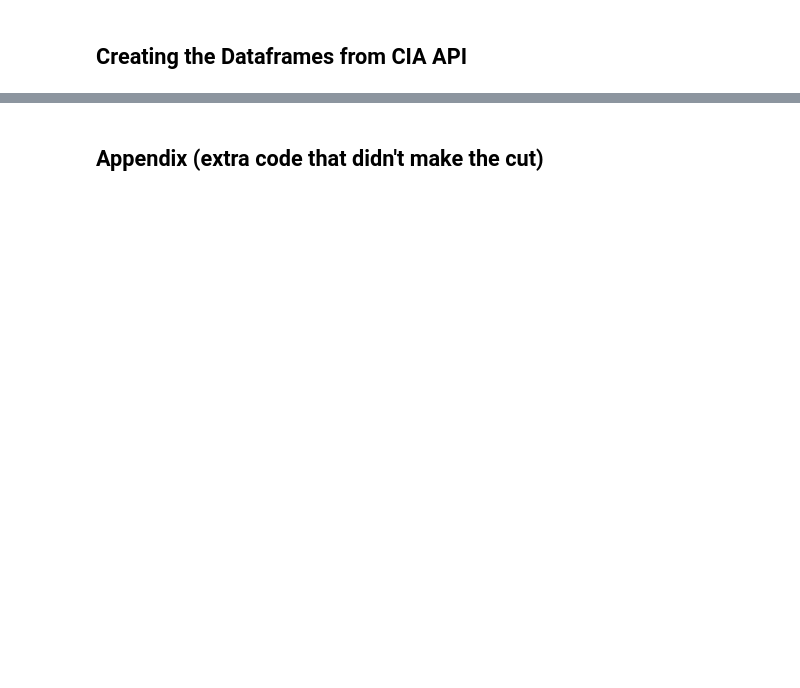
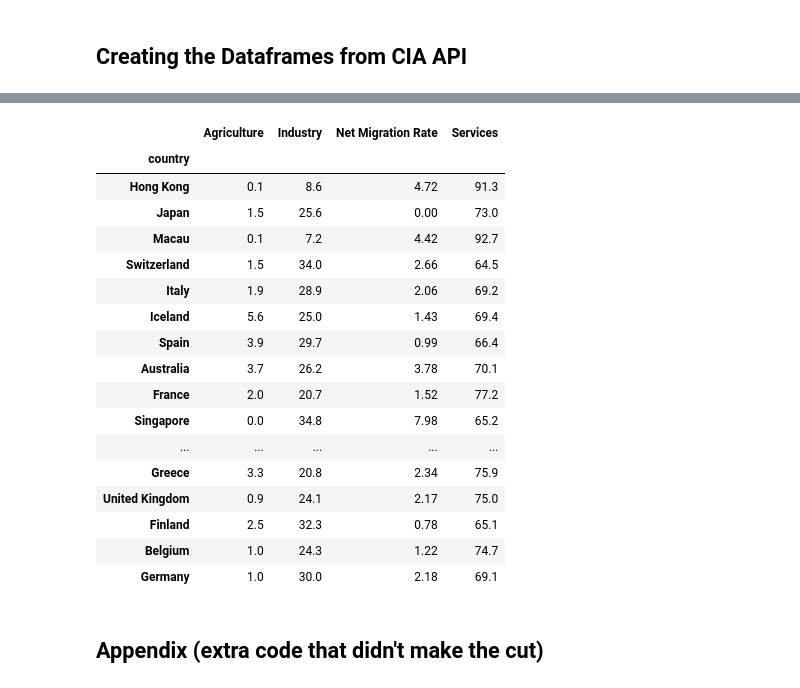
Before and after one commit to rdhaliwal96/group_collaboration, a Jupyter notebook: rafael/world_population_data.ipynb, the cells around one changed output, grey strips where cells are left out. Saved outputs shown, nothing was run; the diff lists cells and outputs as text; code cells hidden in the pictures; blank space fills up the shorter version.

```diff
--- a/rafael/world_population_data.ipynb
+++ b/rafael/world_population_data.ipynb
@@ -168,17 +181,12 @@ def makedict(jsonfile,country_list1, dic1, country_list2, dic2):
 # %%
 # Creates a list of dataframes for the top and bottom countries for life expectancy for the past 10 years (2007-2017).
-# Every entry in the list corresponds to a year. df_top[0] is 2007 and so on...
+# Files in my directory are already ordered by year.
+# Every entry in the list corresponds to a year. df_top[0] is for the year 2007 and so on...
 
 df_top = []
 df_bot = []
 
-directory = os.fsencode('Resources/10_year_CIA')
+directory = 'Resources/10_year_CIA'
 
-for file in os.listdir(directory):
-    top_dict = {}
-    bot_dict = {}
-    filename = os.fsdecode(file)
-    if filename.endswith("_factbook.json"):
-        makedict(f'Resources/10_year_CIA/{filename}',top_country_names, top_dict, bot_country_names, bot_dict)
-        df_top.append(pd.DataFrame(top_dict).transpose().reset_index().rename(columns = {'index': 'country'}))
-        df_bot.append(pd.DataFrame(bot_dict).transpose().reset_index().rename(columns = {'index': 'country'}))
+
+dataframelist(directory, top_country_names, df_top, bot_country_names, df_bot)
@@ -197,10 +234,3 @@ def clean_country_name(listdf):
 
 clean_country_name(df_top)
 clean_country_name(df_bot)
-# %%
-# In 2013, Austria's entry contained a typo which added percentages to over 100. Dropped Austria for that year.
-try:
-    df_top[6].drop(index = 'Austria',inplace = True)
-    df_top[6]
-except KeyError:
-    print('Austria already dropped.')
@@ -276,2 +307,23 @@ make_hbar_chart(df_bot,(10,10),2007,'bottom_countries_industry')
+# %%
+df_top[0]
+# %% [output]
+|  | Agriculture | Industry | Net Migration Rate | Services |
+| country |  |  |  |  |
+| Hong Kong | 0.1 | 8.6 | 4.72 | 91.3 |
+| Japan | 1.5 | 25.6 | 0.00 | 73.0 |
+| Macau | 0.1 | 7.2 | 4.42 | 92.7 |
+| Switzerland | 1.5 | 34.0 | 2.66 | 64.5 |
+| Italy | 1.9 | 28.9 | 2.06 | 69.2 |
+| Iceland | 5.6 | 25.0 | 1.43 | 69.4 |
+| Spain | 3.9 | 29.7 | 0.99 | 66.4 |
+| Australia | 3.7 | 26.2 | 3.78 | 70.1 |
+| France | 2.0 | 20.7 | 1.52 | 77.2 |
+| Singapore | 0.0 | 34.8 | 7.98 | 65.2 |
+| ... | ... | ... | ... | ... |
+| Greece | 3.3 | 20.8 | 2.34 | 75.9 |
+| United Kingdom | 0.9 | 24.1 | 2.17 | 75.0 |
+| Finland | 2.5 | 32.3 | 0.78 | 65.1 |
+| Belgium | 1.0 | 24.3 | 1.22 | 74.7 |
+| Germany | 1.0 | 30.0 | 2.18 | 69.1 |
 # %% [markdown]
 ## Appendix (extra code that didn't make the cut)
```
Also changed, not shown: parts of 13 cells of this notebook, 1 other file.
